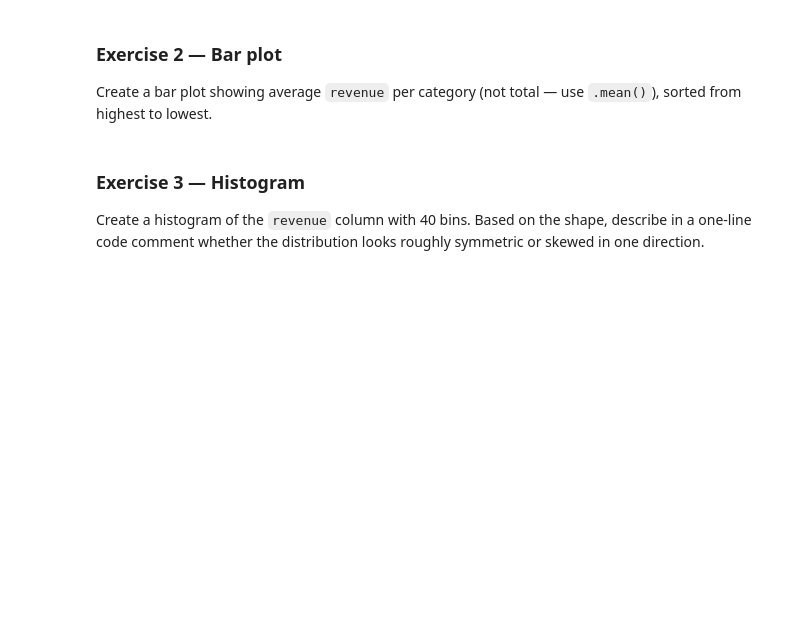
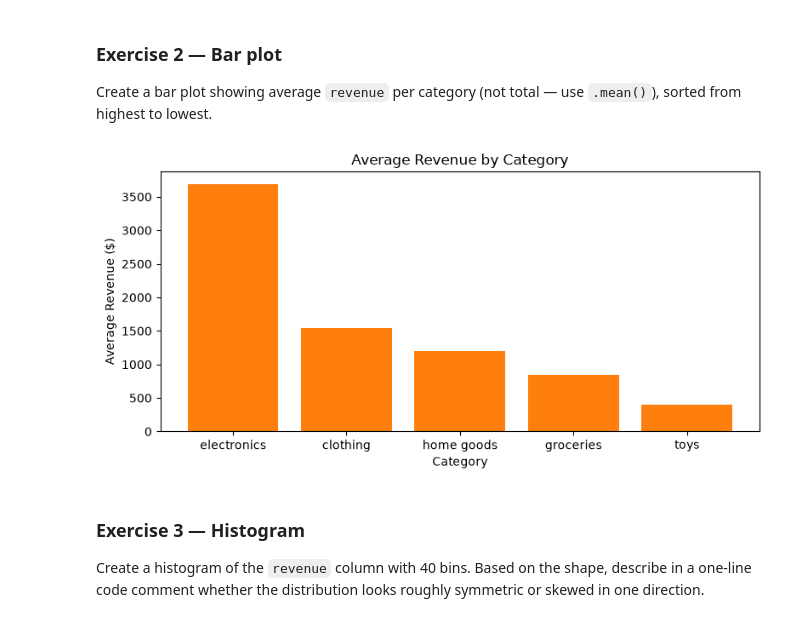
Before and after one commit to floraineza2002/DSA_504_exercies, a Jupyter notebook: DSA504_Class8_Visualization_I_matplotlib.ipynb, the cells around one changed output. Cells and saved outputs as stored; diff of their text form; code cells hidden in the pictures; blank space fills up the shorter version.

```diff
--- a/DSA504_Class8_Visualization_I_matplotlib.ipynb
+++ b/DSA504_Class8_Visualization_I_matplotlib.ipynb
@@ -223,6 +241,20 @@ Create a line plot of total daily `units_sold` (not revenue) across all stores,
 Create a bar plot showing average `revenue` per category (not total — use `.mean()`), sorted from highest to lowest.
 # %%
 # Exercise 2 — your code here
+# Compute average revenue per category and sort descending
+avg_revenue_by_cat = sales.groupby("category")["revenue"].mean().sort_values(ascending=False)
+
+fig, ax = plt.subplots(figsize=(8, 4))
+ax.bar(avg_revenue_by_cat.index, avg_revenue_by_cat.values, color="tab:orange")
+
+ax.set_title("Average Revenue by Category")
+ax.set_xlabel("Category")
+ax.set_ylabel("Average Revenue ($)")
+
+plt.tight_layout()
+plt.show()
+# %% [output]
+[figure, added]
 # %% [markdown]
 ### Exercise 3 — Histogram
 Create a histogram of the `revenue` column with 40 bins. Based on the shape, describe in a one-line code comment whether the distribution looks roughly symmetric or skewed in one direction.
```
Also changed, not shown: parts of 4 cells of this notebook.
